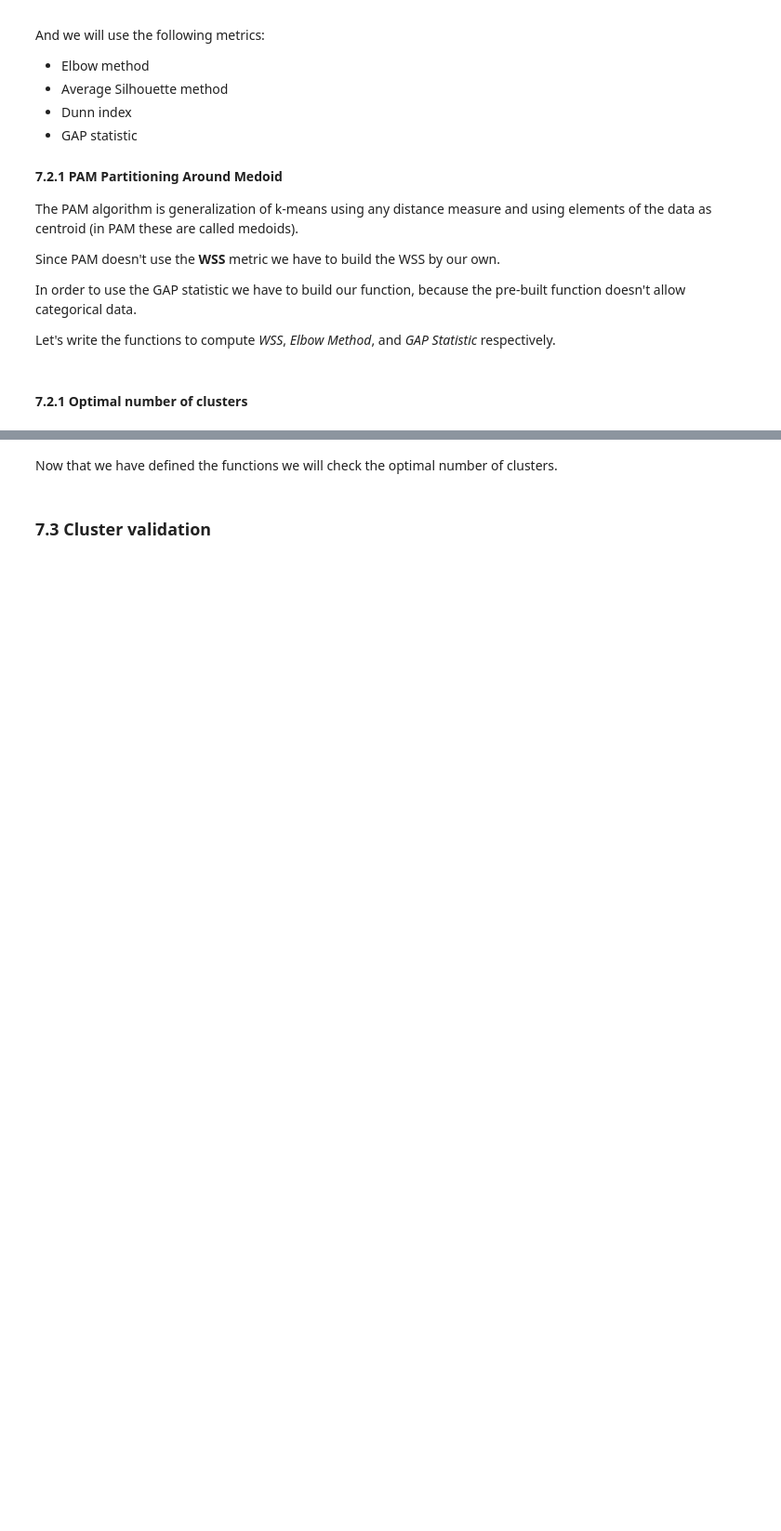
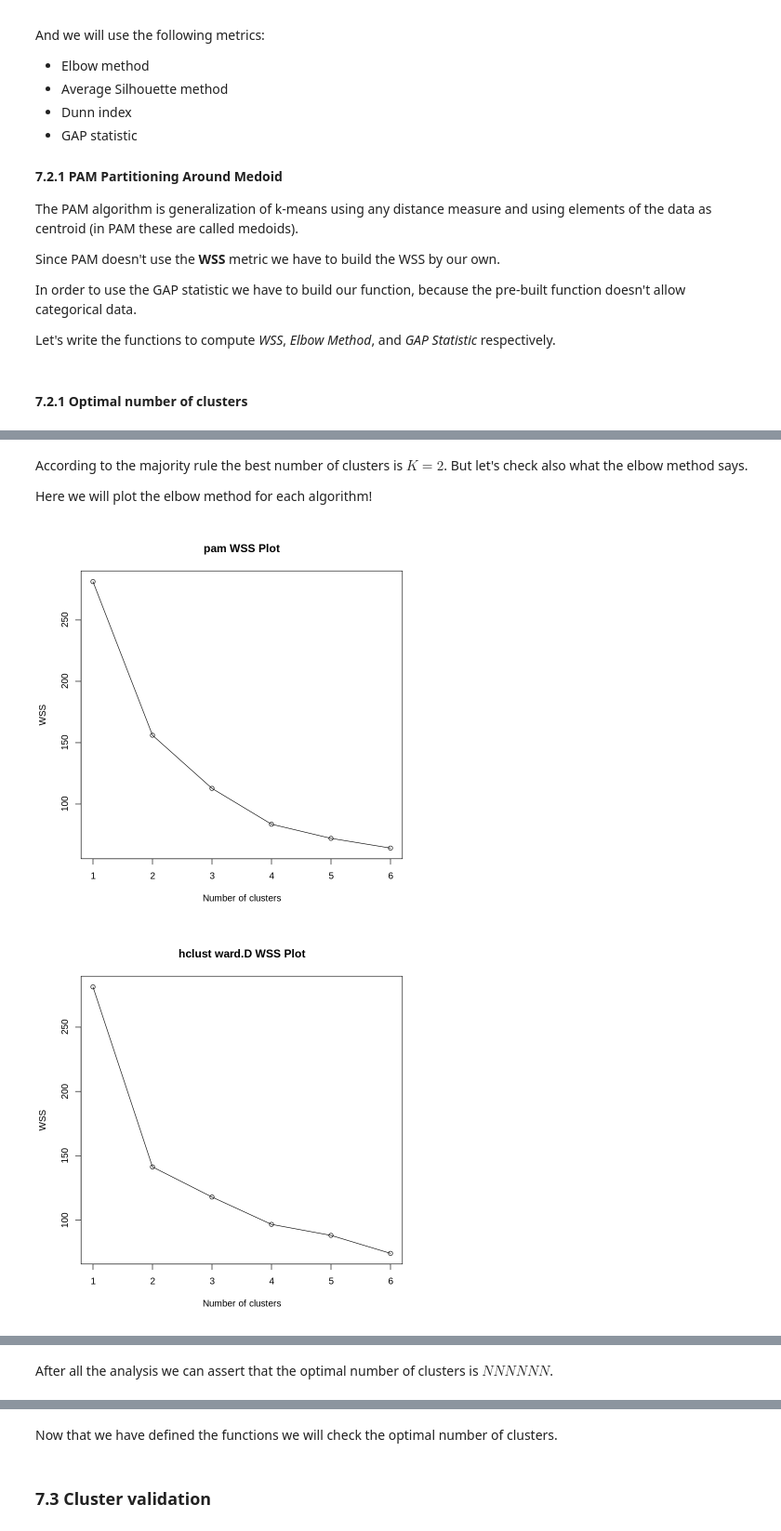
Before and after one commit to biagio-incardona/biagio-incardona.github.io, a Jupyter notebook: Report_Incardona_Biagio.ipynb, the cells around one changed output, grey strips where cells are left out. Shown at 93% size. Saved outputs shown, nothing was run; the diff lists cells and outputs as text; code cells hidden in the pictures; blank space fills up the shorter version.

```diff
--- a/Report_Incardona_Biagio.ipynb
+++ b/Report_Incardona_Biagio.ipynb
@@ -1213,0 +1207,14 @@ A data.frame: 48 × 3
+# %% [markdown]
+According to the majority rule the best number of clusters is $K = 2$. But let's check also what the elbow method says.
+
+Here we will plot the elbow method for each algorithm!
+# %%
+elbow(diss = dist, alg = "pam", max.nc = 6)
+elbow(diss = dist, alg = "hclust", method = "ward.D", max.nc = 6)
+elbow(diss = dist, alg = "hclust", method = "ward.D2", max.nc = 6)
+elbow(diss = dist, alg = "hclust", method = "single", max.nc = 6)
+elbow(diss = dist, alg = "hclust", method = "complete", max.nc = 6)
+elbow(diss = dist, alg = "hclust", method = "average", max.nc = 6)
+# %% [output]
+[figure, added]
+[figure, added]
@@ -1214,3 +1225,5 @@ A data.frame: 48 × 3
+# %% [markdown]
+After all the analysis we can assert that the optimal number of clusters is $NNNNNN$.
 # %%
 #install.packages("fpc")
 checkBestN(insurance.scaled[1:20,], dist = as.dist(gower.dist(insurance.scaled[1:20,])), max.nc = 4)
```
Also changed, not shown: parts of 7 cells of this notebook.
